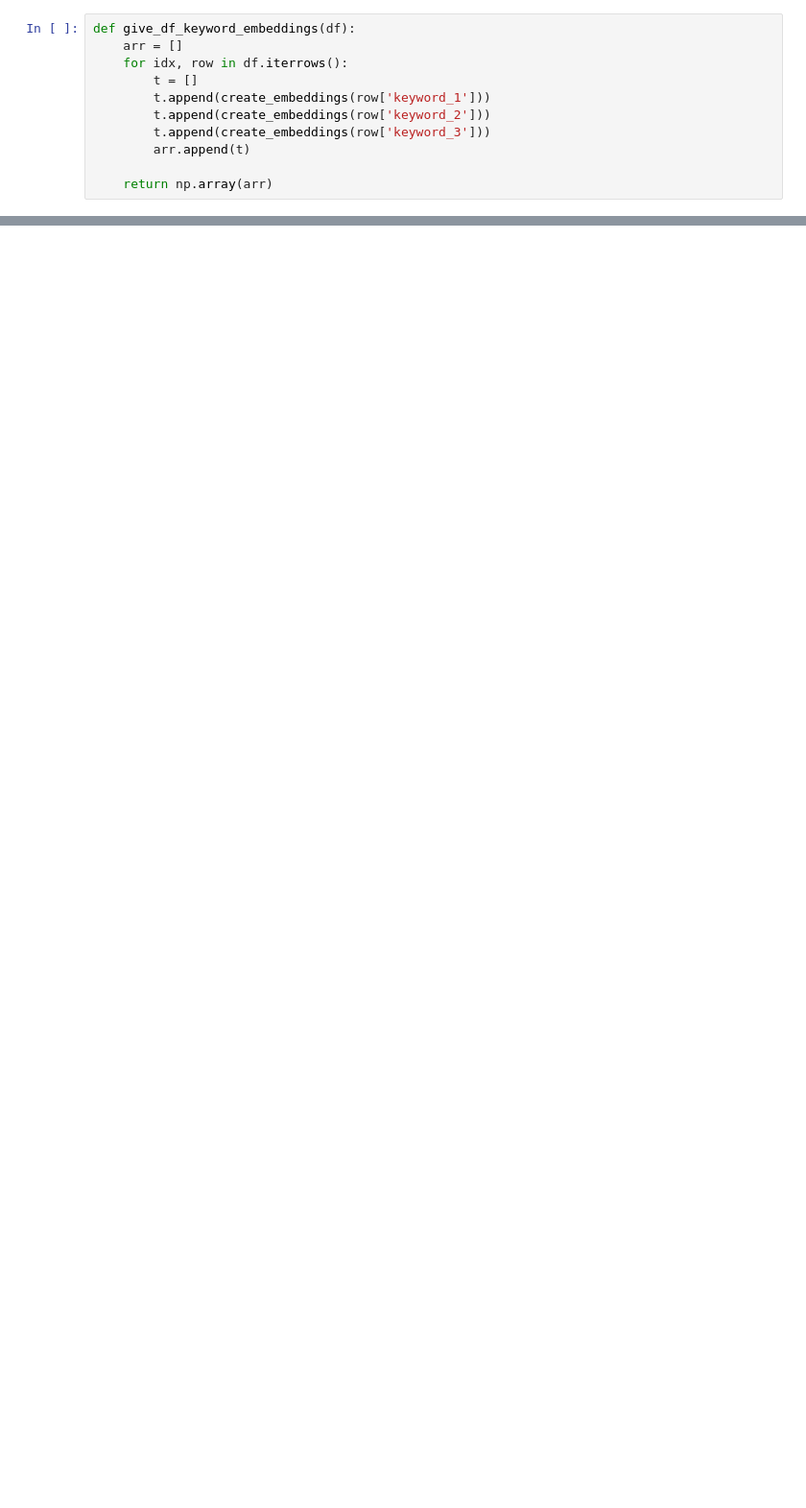
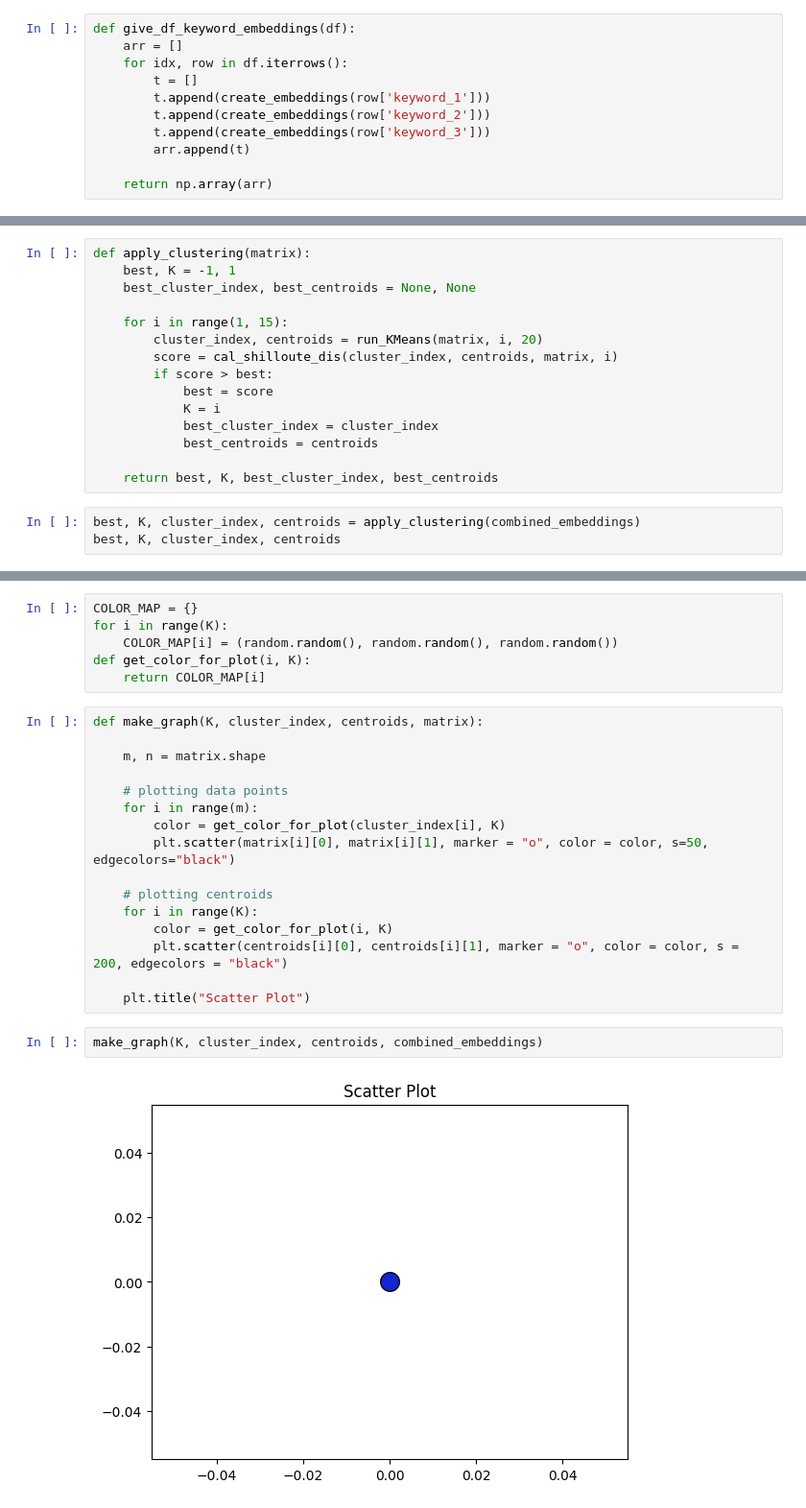
Before and after one commit to saksham-kumar-14/music-genre-analysis, a Jupyter notebook: main.ipynb, the cells around one changed output, grey strips where cells are left out. Shown at 96% size. Saved outputs shown, nothing was run; the diff lists cells and outputs as text; blank space fills up the shorter version.

Commit message:
PCA, KMeans, Shilloute score implemented

```diff
--- a/main.ipynb
+++ b/main.ipynb
@@ -63,0 +274,18 @@ class PCA:
+# %%
+def apply_clustering(matrix):
+    best, K = -1, 1
+    best_cluster_index, best_centroids = None, None
+
+    for i in range(1, 15):
+        cluster_index, centroids = run_KMeans(matrix, i, 20)
+        score = cal_shilloute_dis(cluster_index, centroids, matrix, i)
+        if score > best:
+            best = score
+            K = i
+            best_cluster_index = cluster_index
+            best_centroids = centroids
+
+    return best, K, best_cluster_index, best_centroids
+# %%
+best, K, cluster_index, centroids = apply_clustering(combined_embeddings)
+best, K, cluster_index, centroids
@@ -63,0 +307,26 @@ class PCA:
+# %%
+COLOR_MAP = {}
+for i in range(K):
+    COLOR_MAP[i] = (random.random(), random.random(), random.random())
+def get_color_for_plot(i, K):
+    return COLOR_MAP[i]
+# %%
+def make_graph(K, cluster_index, centroids, matrix):
+
+    m, n = matrix.shape
+
+    # plotting data points
+    for i in range(m):
+        color = get_color_for_plot(cluster_index[i], K)
+        plt.scatter(matrix[i][0], matrix[i][1], marker = "o", color = color, s=50, edgecolors="black")
+
+    # plotting centroids
+    for i in range(K):
+        color = get_color_for_plot(i, K)
+        plt.scatter(centroids[i][0], centroids[i][1], marker = "o", color = color, s = 200, edgecolors = "black")
+
+    plt.title("Scatter Plot")
+# %%
+make_graph(K, cluster_index, centroids, combined_embeddings)
+# %% [output]
+[figure, added]
```
Also changed, not shown: parts of 19 cells of this notebook, 2 other files.
